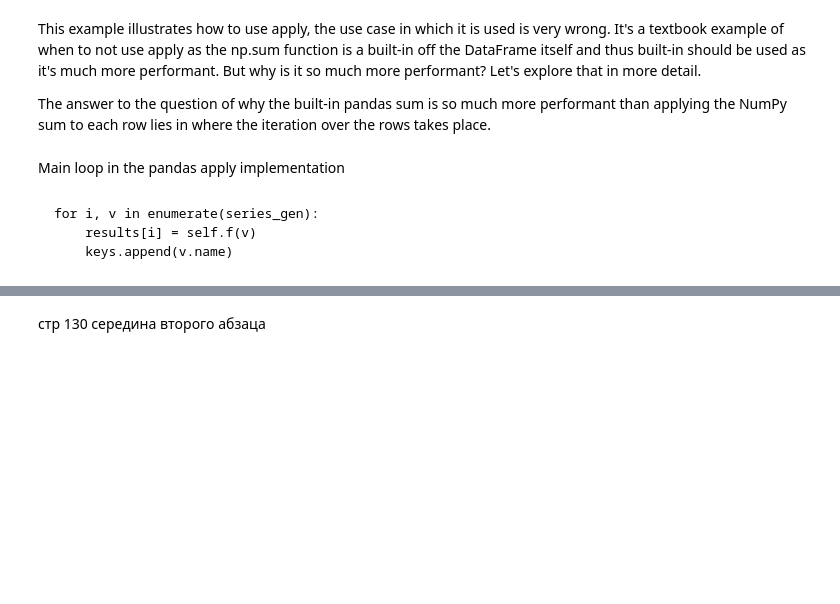
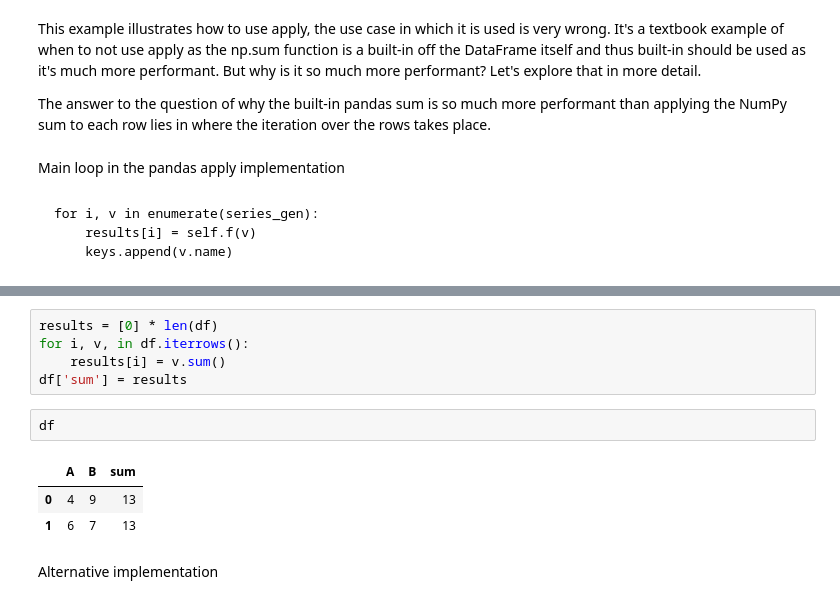
Before and after one commit to 1mmo/data-analysis-handbook, a Jupyter notebook: handbook/Working with data/Pandas.ipynb, the cells around one changed output, grey strips where cells are left out. Cells and saved outputs as stored; diff of their text form; blank space fills up the shorter version.

```diff
--- a/handbook/Working with data/Pandas.ipynb
+++ b/handbook/Working with data/Pandas.ipynb
@@ -2956,2 +2964,13 @@ a series of values, and when an operation is performed on them, it is performed
-# %% [markdown]
-стр 130 середина второго абзаца
+# %%
+results = [0] * len(df)
+for i, v, in df.iterrows():
+    results[i] = v.sum()
+df['sum'] = results
+# %%
+df
+# %% [output]
+|  | A | B | sum |
+| 0 | 4 | 9 | 13 |
+| 1 | 6 | 7 | 13 |
+# %% [markdown]
+Alternative implementation
```
Also changed, not shown: parts of 10 cells of this notebook.
